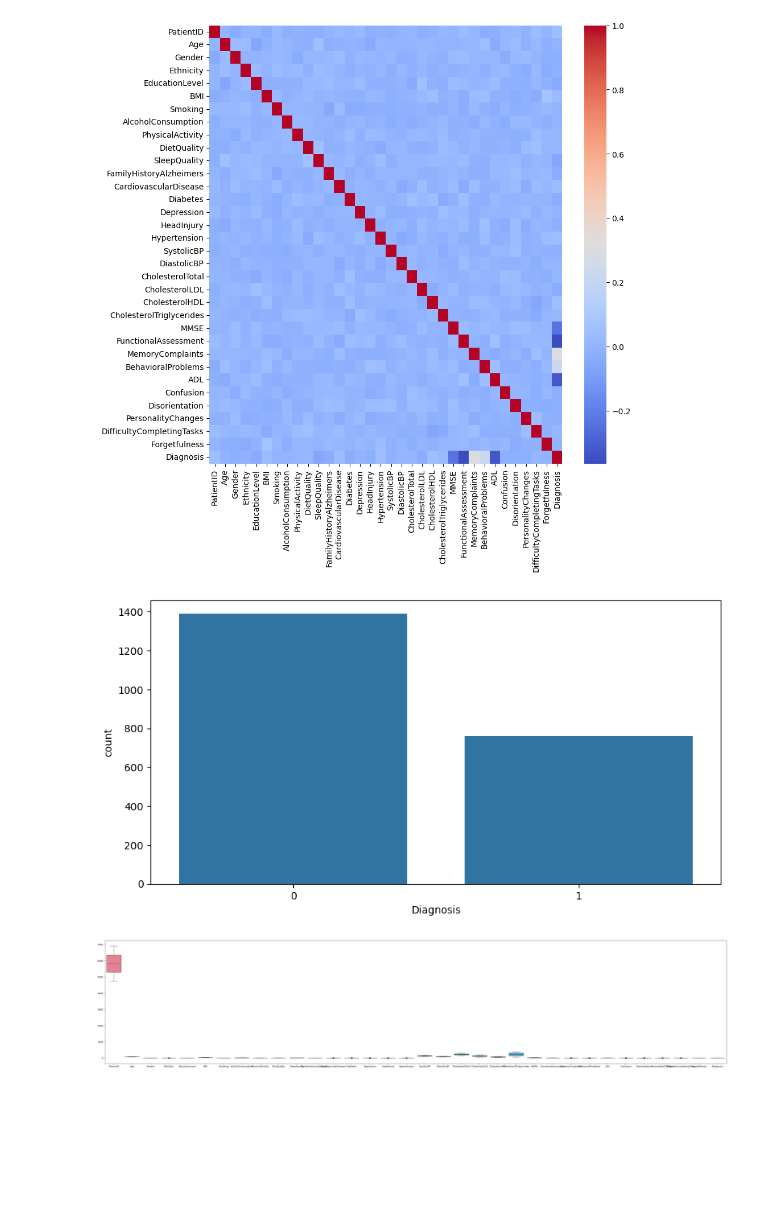
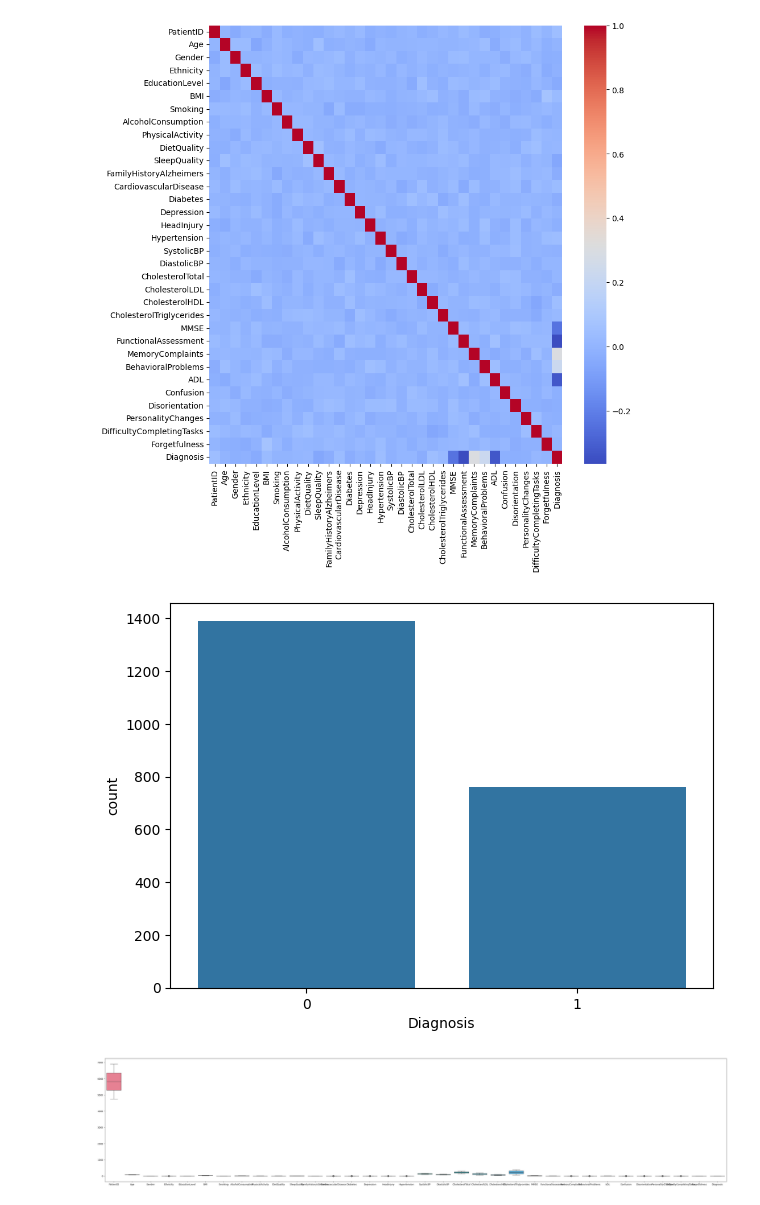
Before and after one commit to aaudric/Alzheimer-s-Disease-Predictions, a Jupyter notebook: alzheimer.ipynb, the cells around one changed output. Saved outputs shown, nothing was run; the diff lists cells and outputs as text; code cells hidden in the pictures; blank space fills up the shorter version.

Commit message:
change the size of all the plots

```diff
--- a/alzheimer.ipynb
+++ b/alzheimer.ipynb
@@ -131,11 +131,11 @@ plt.savefig('correlation.png')
 [figure]
 # %%
 # Chek the distribution of diagnosis, 1 = Alzheimer, 0 = Pas Alzheimer
-plt.figure(figsize=(10, 5))
+plt.figure(figsize=(7, 5))
 sns.countplot(x='Diagnosis', data=alzheimer)
 plt.savefig('countplot.png')
 # %% [output]
-[figure, old version]
+[figure, new version]
 # %%
 plt.figure(figsize=(50,10))
 sns.boxplot(alzheimer)
```
Also changed, not shown: parts of 5 cells of this notebook, 7 other files.
